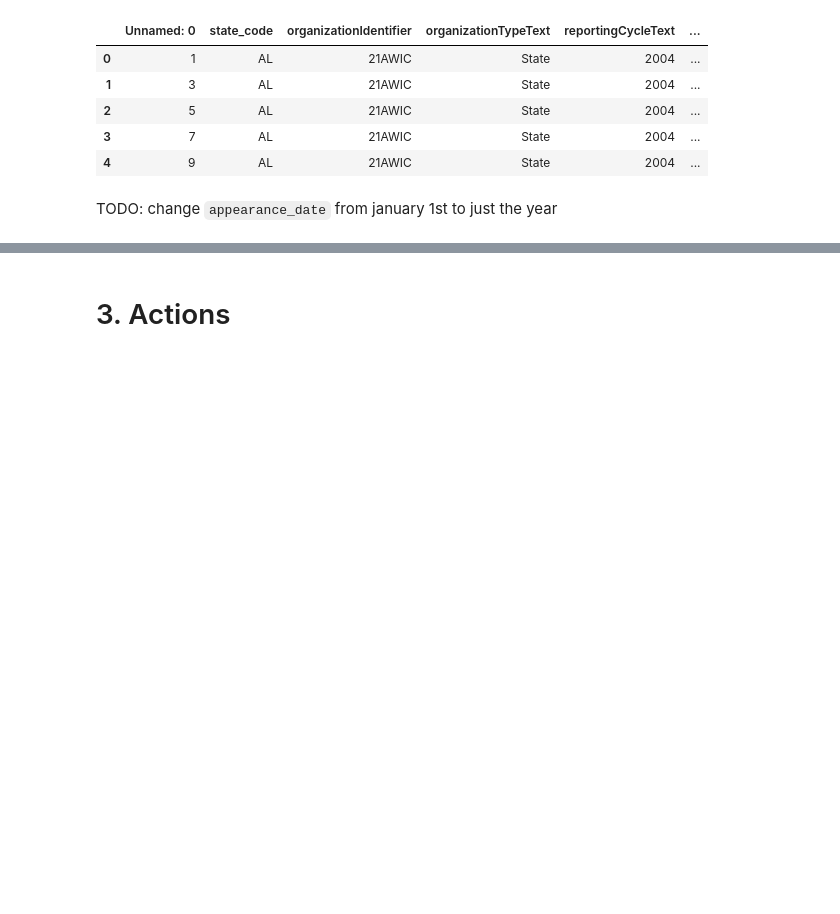
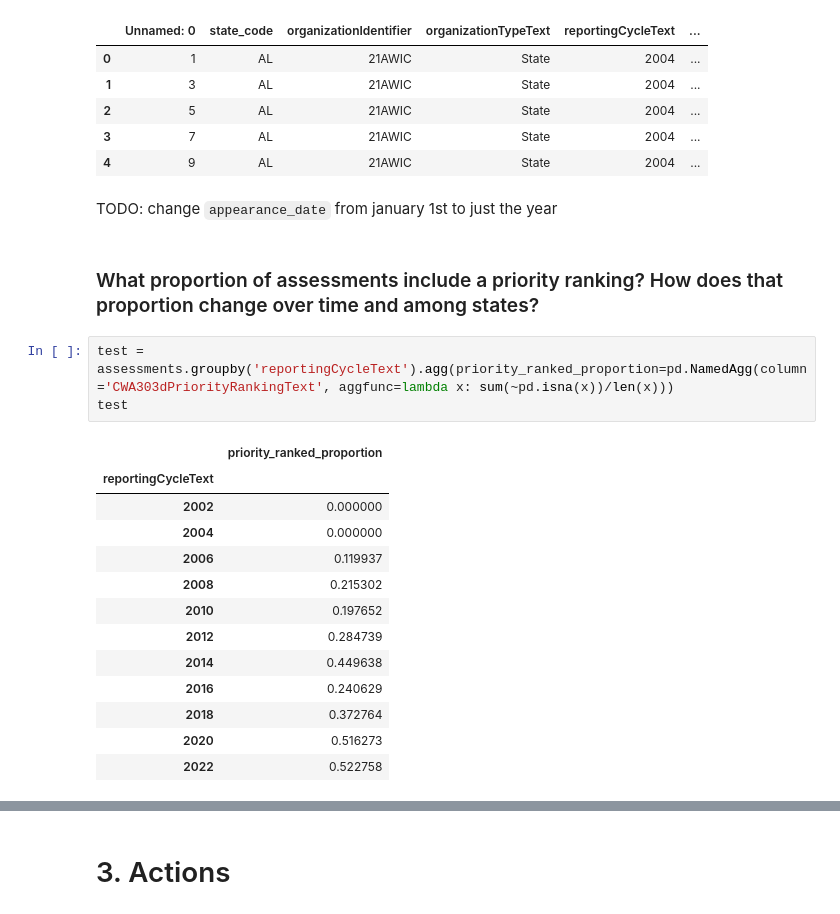
Before and after one commit to reglab/TMDLs_archived, a Jupyter notebook: data_exploration.ipynb, the cells around one changed output, grey strips where cells are left out. Drawn from its saved outputs; the diff is of its cells as text; blank space fills up the shorter version.

```diff
--- a/data_exploration.ipynb
+++ b/data_exploration.ipynb
@@ -396,3 +396,22 @@ test.head()
 | 4 | 9 | AL | 21AWIC | State | 2004 | ... |
 # %% [markdown]
 TODO: change `appearance_date` from january 1st to just the year
+# %% [markdown]
+### What proportion of assessments include a priority ranking? How does that proportion change over time and among states?
+# %%
+test = assessments.groupby('reportingCycleText').agg(priority_ranked_proportion=pd.NamedAgg(column='CWA303dPriorityRankingText', aggfunc=lambda x: sum(~pd.isna(x))/len(x)))
+test
+# %% [output]
+|  | priority_ranked_proportion |
+| reportingCycleText |  |
+| 2002 | 0.000000 |
+| 2004 | 0.000000 |
+| 2006 | 0.119937 |
+| 2008 | 0.215302 |
+| 2010 | 0.197652 |
+| 2012 | 0.284739 |
+| 2014 | 0.449638 |
+| 2016 | 0.240629 |
+| 2018 | 0.372764 |
+| 2020 | 0.516273 |
+| 2022 | 0.522758 |
```
Also changed, not shown: parts of 14 cells of this notebook.
